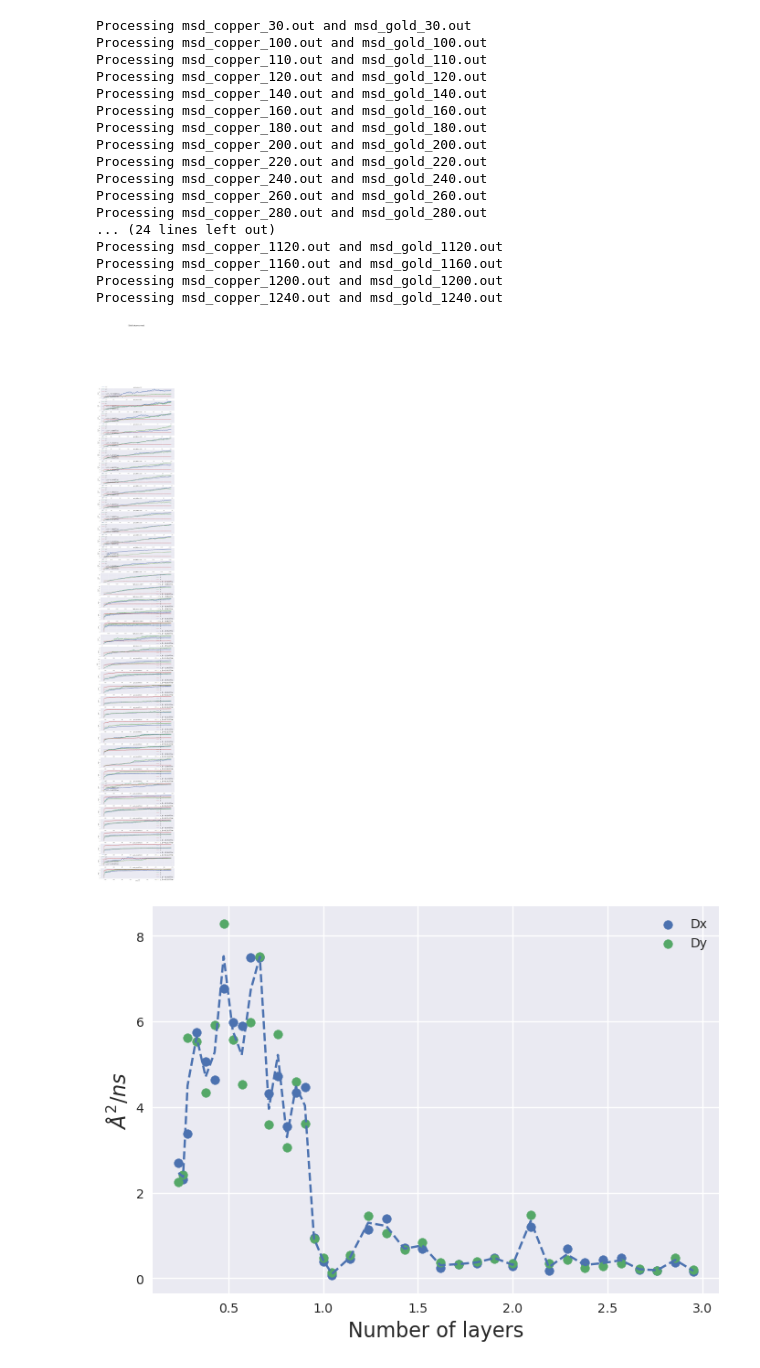
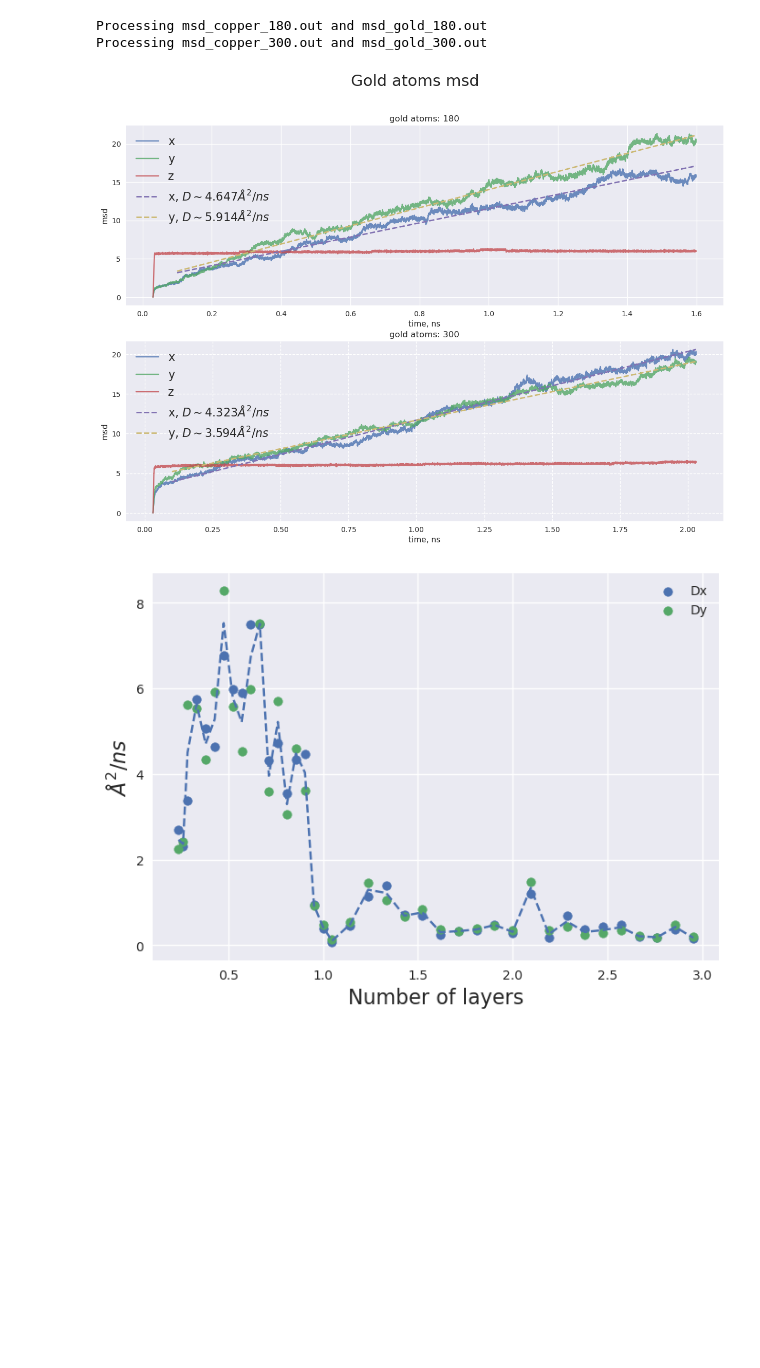
Before and after one commit to Masvelll/GoldCVD, a Jupyter notebook: SurfaceDiffusion/main.ipynb, the cells around one changed output. Saved outputs shown, nothing was run; the diff lists cells and outputs as text; code cells hidden in the pictures; blank space fills up the shorter version.

```diff
--- a/SurfaceDiffusion/main.ipynb
+++ b/SurfaceDiffusion/main.ipynb
@@ -17,17 +17,17 @@ msd_copper = sorted(msd_copper, key=lambda x: float(x.split('_')[-1].split('.')[
 msd_gold = sorted(msd_gold, key=lambda x: float(x.split('_')[-1].split('.')[0]))
 # %%
 from scipy.stats import linregress
-fig, axs = plt.subplots(ncols=1, nrows=n//2, figsize=(15, 100))
+fig, axs = plt.subplots(ncols=1, nrows=2, figsize=(15, 10))
 fig.suptitle("Gold atoms msd", fontsize=22)
 
 Dx = []
 Dy = []
 
-for i in range(n // 2):
+for i in [6, 12]:
 
     msd_copper_file = msd_copper[i]
     msd_gold_file = msd_gold[i]
-    ax = axs[i]
+    ax = axs[i // 6 - 1]
 
     print(f'Processing {msd_copper_file} and {msd_gold_file}')
 
@@ -35,52 +35,37 @@ for i in range(n // 2):
     data2 = pd.read_csv(msd_copper_file, skiprows=1, sep=' ', escapechar='#')
     ax.set_title(f'gold atoms: {msd_copper_file.split('_')[-1].split('.')[0]}')
 
     # ax.set_title(f'T = {T}, layers $\\approx$ {step // 30}', fontsize=20)
     # data1 = pd.read_csv(f'./gold/msd_gold_{T}_{step}.pos', skiprows=1, sep=' ', escapechar='#')
     # data2 = pd.read_csv(f'./gold/msd_copper_{T}_{step}.pos', skiprows=1, sep=' ', escapechar='#')
     plt.grid(True, linestyle='--')
     time = data1[' TimeStep'].astype(int) / 1e6
     ax.plot(time, data1['c_msd_gold[1]'], label='x', alpha=0.8)
     ax.plot(time, data1['c_msd_gold[2]'], label='y', alpha=0.8)
     ax.plot(time, data1['c_msd_gold[3]'], label='z', alpha=0.8)
     ax.set_xlabel('time, ns')
     ax.set_ylabel('msd')
     mask = time >= 0.1
 
 
     resx = linregress(time[mask], data1['c_msd_gold[1]'][mask])
     resy = linregress(time[mask], data1['c_msd_gold[2]'][mask])
 
     Dx.append(resx.slope / 2)
     Dy.append(resy.slope / 2)
 
-    ax.plot(time[mask], time[mask] * resx.slope + resx.intercept, label=f'x, $D \\sim {resx.slope / 2:.3f} \; \\AA^2/ns$', linestyle='--', linewidth=2)
-    ax.plot(time[mask], time[mask] * resy.slope + resy.intercept, label=f'y, $D \\sim {resy.slope / 2:.3f} \; \\AA^2/ns$', linestyle='--', linewidth=2)
+    ax.plot(time[mask], time[mask] * resx.slope + resx.intercept, label=f'x, $D \\sim {resx.slope / 2:.3f}  \\AA^2/ns$', linestyle='--', linewidth=2)
+    ax.plot(time[mask], time[mask] * resy.slope + resy.intercept, label=f'y, $D \\sim {resy.slope / 2:.3f}  \\AA^2/ns$', linestyle='--', linewidth=2)
 
     ax.legend(fontsize=16);
 # plt.plot(data2[' TimeStep'], data2['c_msd_cu[1]'])
 
 Dx = np.array(Dx)
 Dy = np.array(Dy)
 # %% [output]
-Processing msd_copper_30.out and msd_gold_30.out
-Processing msd_copper_100.out and msd_gold_100.out
-Processing msd_copper_110.out and msd_gold_110.out
-Processing msd_copper_120.out and msd_gold_120.out
-Processing msd_copper_140.out and msd_gold_140.out
-Processing msd_copper_160.out and msd_gold_160.out
 Processing msd_copper_180.out and msd_gold_180.out
-Processing msd_copper_200.out and msd_gold_200.out
-Processing msd_copper_220.out and msd_gold_220.out
-Processing msd_copper_240.out and msd_gold_240.out
-Processing msd_copper_260.out and msd_gold_260.out
-Processing msd_copper_280.out and msd_gold_280.out
-... (24 lines left out)
-Processing msd_copper_1120.out and msd_gold_1120.out
-Processing msd_copper_1160.out and msd_gold_1160.out
-Processing msd_copper_1200.out and msd_gold_1200.out
-Processing msd_copper_1240.out and msd_gold_1240.out
+Processing msd_copper_300.out and msd_gold_300.out
-[figure, old version]
+[figure, new version]
 # %%
 gold_num = np.array([int(x.split('_')[-1].split('.')[0]) for x in msd_gold]) / 420
 # %%
```
Also changed, not shown: parts of 1 cell of this notebook, 1 other file.
